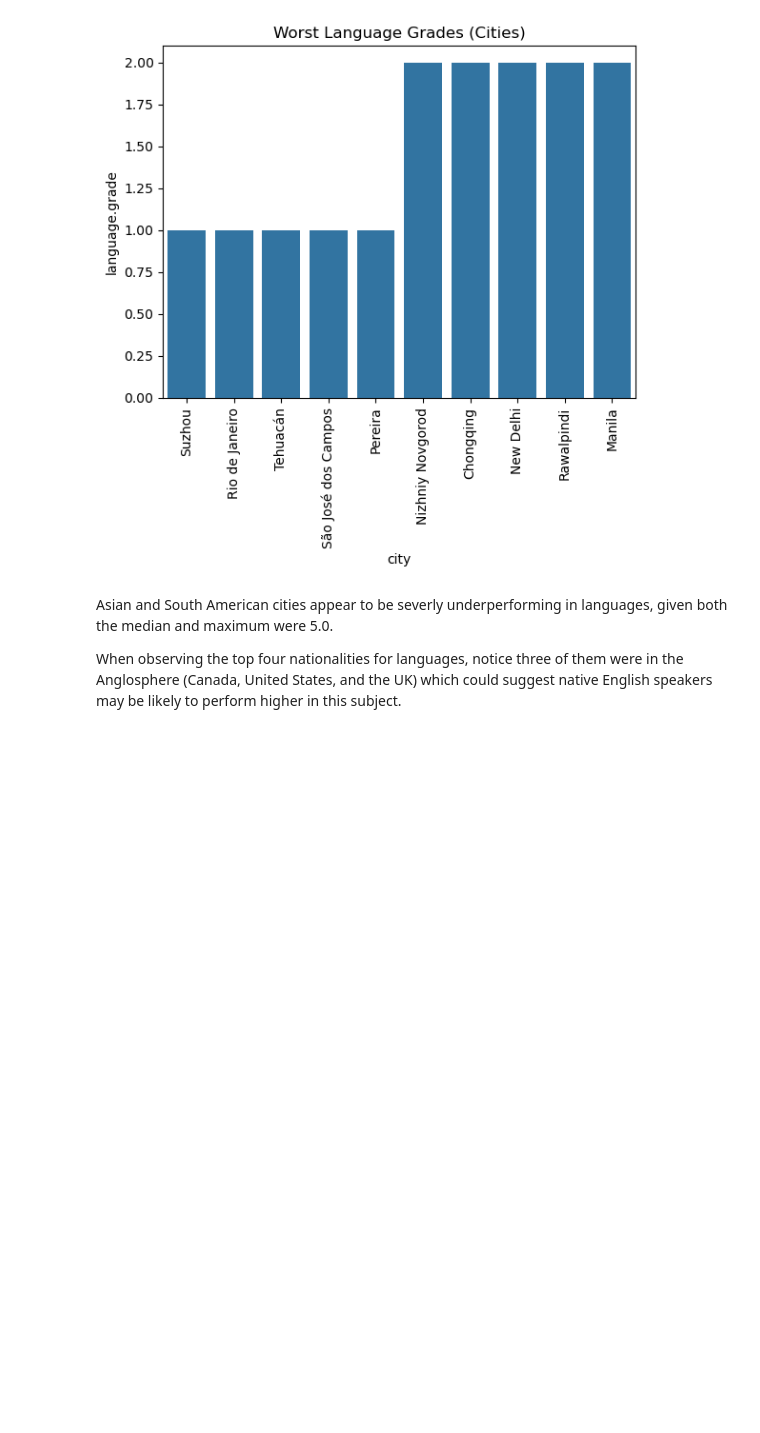
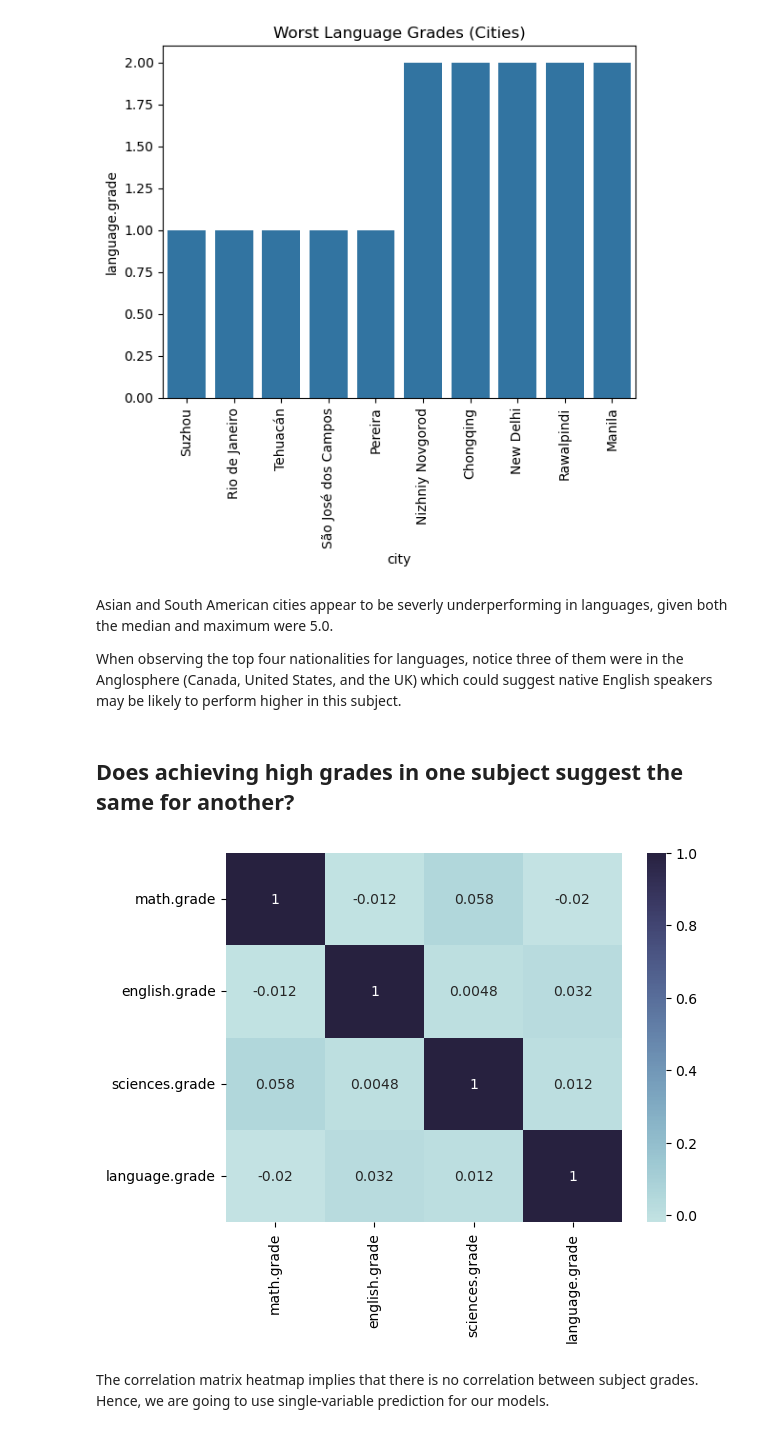
Before and after one commit to omajy/grade-analyser, a Jupyter notebook: grade-analysis.ipynb, the cells around one changed output. Cells and saved outputs as stored; diff of their text form; code cells hidden in the pictures; blank space fills up the shorter version.

```diff
--- a/grade-analysis.ipynb
+++ b/grade-analysis.ipynb
@@ -105,3 +99,14 @@ plt.show()
 Asian and South American cities appear to be severly underperforming in languages, given both the median and maximum were 5.0.
 
 When observing the top four nationalities for languages, notice three of them were in the Anglosphere (Canada, United States, and the UK) which could suggest native English speakers may be likely to perform higher in this subject.
+# %% [markdown]
+## Does achieving high grades in one subject suggest the same for another?
+# %%
+corr_data = df[['math.grade', 'english.grade', 'sciences.grade', 'language.grade']]
+custom_cmap = sns.color_palette("ch:start=.2,rot=-.3", as_cmap=True)
+sns.heatmap(corr_data.corr(), annot=True, cmap=custom_cmap)
+plt.show()
+# %% [output]
+[figure, added]
+# %% [markdown]
+The correlation matrix heatmap implies that there is no correlation between subject grades. Hence, we are going to use single-variable prediction for our models.
```
Also changed, not shown: parts of 11 cells of this notebook.
